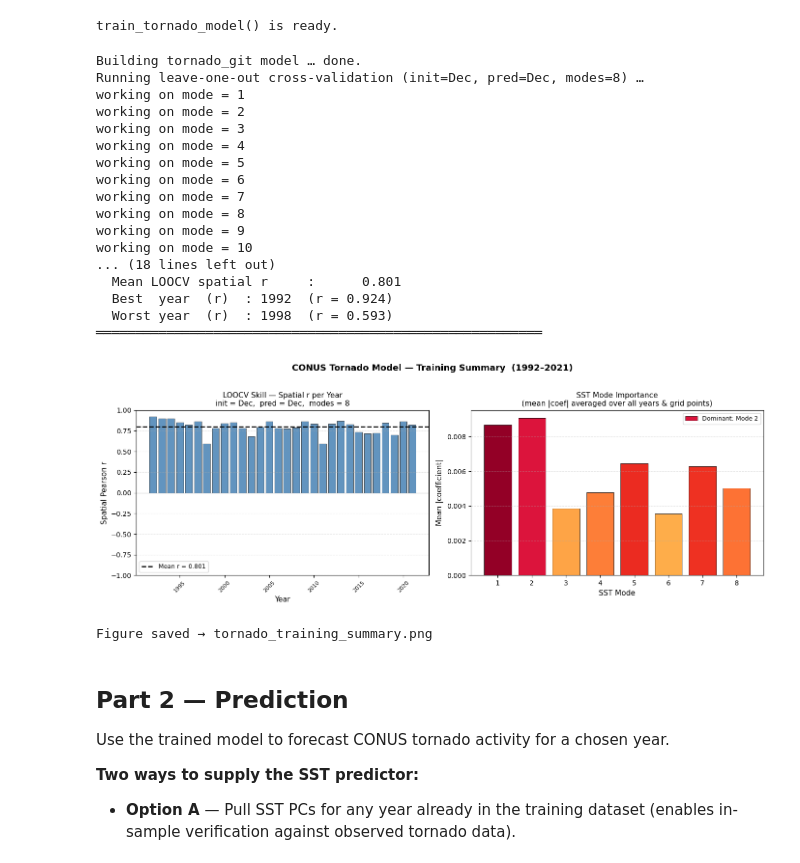
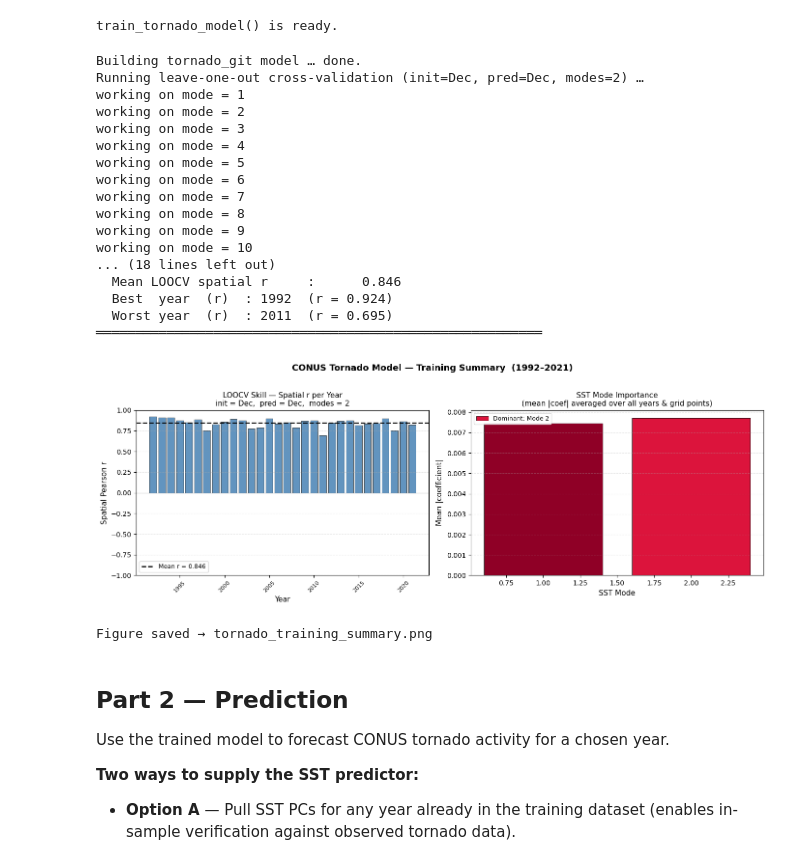
Before and after one commit to kuiper2000/seasonal_tornado_forecast_demo, a Jupyter notebook: Tornado_github.ipynb, the cells around one changed output. Saved outputs shown, nothing was run; the diff lists cells and outputs as text; code cells hidden in the pictures.

```diff
--- a/Tornado_github.ipynb
+++ b/Tornado_github.ipynb
@@ -278,38 +278,38 @@ train_tornado_model() is ready.
 #  PART 1 USER INPUTS — set parameters, then run this cell to train the model
 # ══════════════════════════════════════════════════════════════════════════════
 
 INIT_MONTH = 12   # Initialisation month (1–12)
 PRED_MONTH = 12   # SST predictor month  (1–12)
-N_MODES    = 8    # Number of SST modes to use in regression
+N_MODES    = 2    # Number of SST modes to use in regression
 
 training = train_tornado_model(
     pcs_obs_sst      = pcs_obs_sst,
     tornado          = tornado,
     tornado_lat_full = tornado_lat_full,
     tornado_lon_full = tornado_lon_full,
     init_month       = INIT_MONTH,
     pred_month       = PRED_MONTH,
     n_modes          = N_MODES,
 )
 # %% [output]
 Building tornado_git model … done.
-Running leave-one-out cross-validation (init=Dec, pred=Dec, modes=8) …
+Running leave-one-out cross-validation (init=Dec, pred=Dec, modes=2) …
 working on mode = 1
 working on mode = 2
 working on mode = 3
 working on mode = 4
 working on mode = 5
 working on mode = 6
 working on mode = 7
 working on mode = 8
 working on mode = 9
 working on mode = 10
 ... (18 lines left out)
-  Mean LOOCV spatial r     :      0.801
+  Mean LOOCV spatial r     :      0.846
   Best  year  (r)  : 1992  (r = 0.924)
-  Worst year  (r)  : 1998  (r = 0.593)
+  Worst year  (r)  : 2011  (r = 0.695)
 ═════════════════════════════════════════════════════════
-[figure, old version]
+[figure, new version]
 Figure saved → tornado_training_summary.png
 # %% [markdown]
 ## Part 2 — Prediction
```
Also changed, not shown: parts of 1 cell of this notebook, 1 other file.
